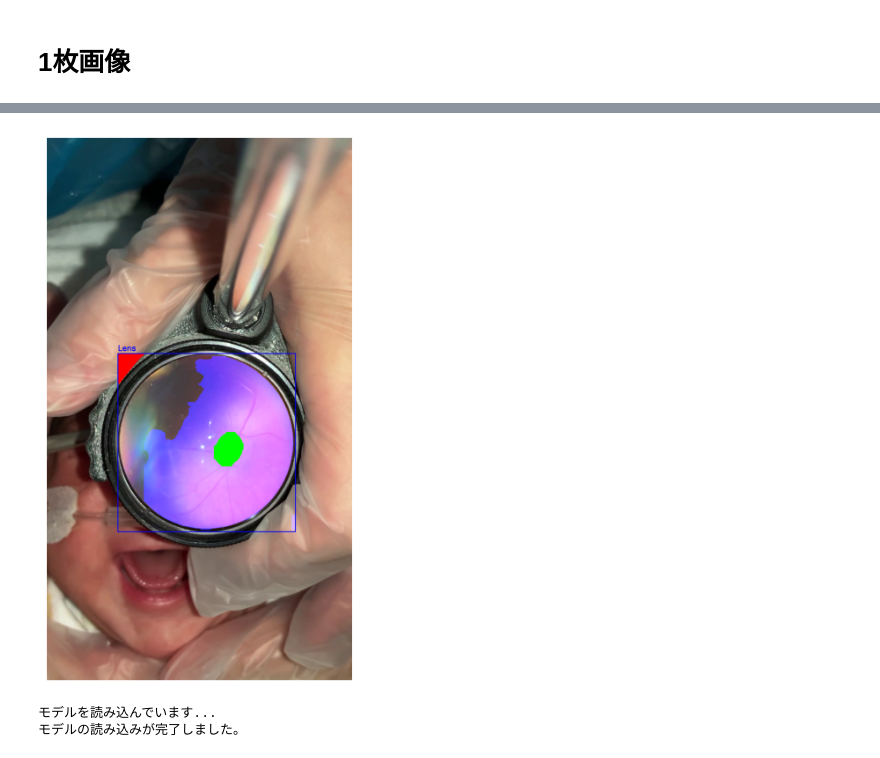
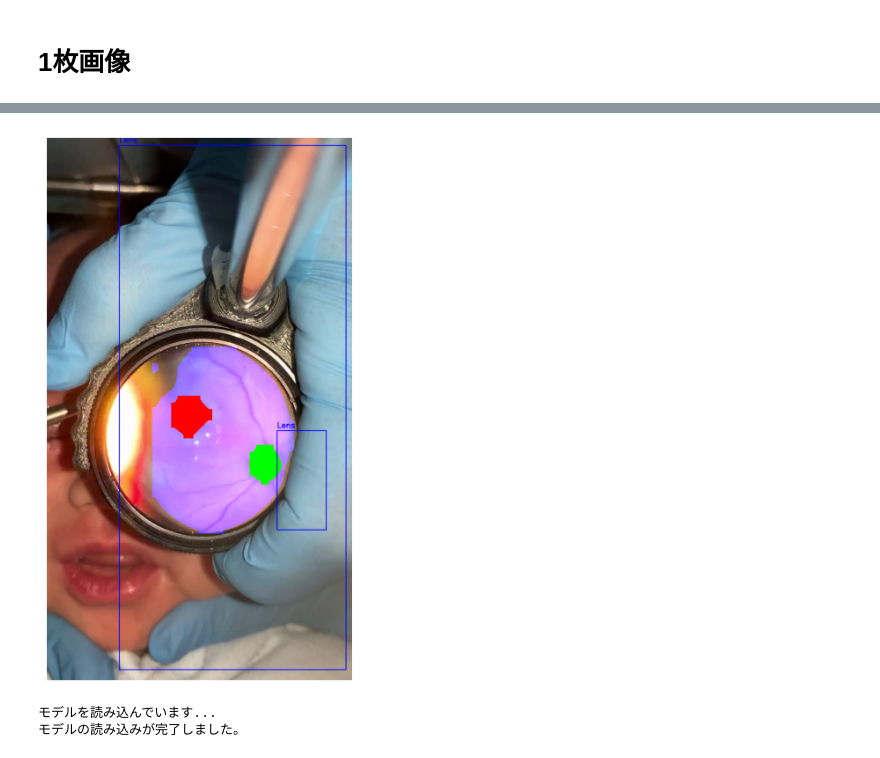
Before and after one commit to ykitaguchi77/ROP_AI_project, a Jupyter notebook: ROP_project/notebooks/Inference_for_cvat_segmentation.ipynb, the cells around one changed output, grey strips where cells are left out. Cells and saved outputs as stored; diff of their text form; code cells hidden in the pictures.

```diff
--- a/ROP_project/notebooks/Inference_for_cvat_segmentation.ipynb
+++ b/ROP_project/notebooks/Inference_for_cvat_segmentation.ipynb
@@ -25,12 +25,12 @@ try:
 except NameError:
     print("modelが未定義のため、ロードを実行します。")
     model = YOLO(r"C:\Users\ykita\ROP_AI_project\ROP_project\models\yolo11m-seg_1699-1703_internal_rotate.pt")
-model = YOLO(r"C:\Users\ykita\ROP_AI_project\ROP_project\models\yolo11m-seg_1699-1703_internal_rotate.pt")
+model = YOLO(r"C:\Users\ykita\ROP_AI_project\ROP_project\models\yolo11n-seg_19movies.pt")
 
 
 # 推論を実行: YOLOの推論
-image_path = r"C:\Users\ykita\ROP_AI_project\ROP_project\data\ROP_image\IMG_1697_lens\IMG_1697_0151.jpg"
-results = model(image_path, save=False)
+image_path = r"C:\Users\ykita\ROP_AI_project\ROP_project\data\ROP_image\IMG_1696_lens_internal\IMG_1696_0155.jpg"
+results = model(image_path, save=False, retina_masks=True)
 
 # セグメンテーション結果をテキストファイルに保存するための関数
 def save_segment_to_txt(masks, file_path):
@@ -138,18 +138,39 @@ import numpy as np
 import matplotlib.pyplot as plt
 
 def read_yolo_label(label_path):
-    """YOLOフォーマットのラベルファイルを読み込む"""
+    """YOLOセグメンテーションフォーマットのラベルファイルを読み込み、バウンディングボックスを計算"""
     boxes = []
     with open(label_path, 'r') as f:
         for line in f:
-            data = line.strip().split()
+            line = line.strip()
+            if not line:  # 空行をスキップ
+                continue
+            data = line.split()
+            if len(data) < 3:  # 最低限のデータがない場合はスキップ
+                continue
+
             class_id = int(data[0])
-            x_center = float(data[1])
-            y_center = float(data[2])
-            width = float(data[3])
-            height = float(data[4])
+            # 残りはポリゴンの座標 (x1, y1, x2, y2, ...)
+            coords = [float(x) for x in data[1:]]
+
+            # x座標とy座標を分離
+            x_coords = coords[0::2]  # 偶数インデックス
+            y_coords = coords[1::2]  # 奇数インデックス
+
+            # バウンディングボックスを計算（正規化座標）
+            x_min = min(x_coords)
+            x_max = max(x_coords)
+            y_min = min(y_coords)
+            y_max = max(y_coords)
+
+            # 中心座標と幅・高さを計算
+            x_center = (x_min + x_max) / 2
+            y_center = (y_min + y_max) / 2
+            width = x_max - x_min
+            height = y_max - y_min
+
             boxes.append([class_id, x_center, y_center, width, height])
-    return np.array(boxes)
+    return np.array(boxes) if boxes else np.array([]).reshape(0, 5)
 
 def yolo_to_pixel_coords(box, img_width, img_height):
     """YOLO座標を画素座標に変換"""
@@ -184,8 +205,32 @@ def crop_and_inference(image_path, label_path, model_path):
         # YOLO座標を画素座標に変換
         x1, y1, x2, y2 = yolo_to_pixel_coords(box, img_width, img_height)
 
+        # 座標の妥当性チェック
+        if x1 >= x2 or y1 >= y2:
+            print(f"Warning: 無効なバウンディングボックス - x1={x1}, y1={y1}, x2={x2}, y2={y2}")
+            continue
+
+        # 座標を画像の範囲内にクリップ
+        x1 = max(0, x1)
+        y1 = max(0, y1)
+        x2 = min(img_width, x2)
+        y2 = min(img_height, y2)
+
+        # クリップ後の座標チェック
+        if x1 >= x2 or y1 >= y2:
+            print(f"Warning: クリップ後のバウンディングボックスが無効 - x1={x1}, y1={y1}, x2={x2}, y2={y2}")
+            continue
+
         # 画像の切り抜き
         cropped_img = image[y1:y2, x1:x2]
+
+        # 切り抜いた画像の実際のサイズを取得
+        crop_height, crop_width = cropped_img.shape[:2]
+
+        # サイズチェック
+        if crop_height == 0 or crop_width == 0:
+            print(f"Warning: 切り抜き画像のサイズがゼロ - height={crop_height}, width={crop_width}")
+            continue
 
         # 推論実行
         results = model(cropped_img, save=False)
@@ -199,15 +244,27 @@ def crop_and_inference(image_path, label_path, model_path):
                 for class_idx in range(masks.shape[0]):
                     mask = masks[class_idx]
 
-                    # マスクのリサイズ
+                    # マスクを切り抜き画像のサイズにリサイズ
+                    # cv2.resizeは(width, height)の順番なので注意
                     mask_resized = cv2.resize(mask.astype(np.float32),
-                                           (x2-x1, y2-y1))
+                                            (crop_width, crop_height),
+                                            interpolation=cv2.INTER_LINEAR)
 
-                    # パディング付きの空のマスク作成
+                    # リサイズ後のサイズを確認（念のため）
+                    if mask_resized.shape[0] != crop_height or mask_resized.shape[1] != crop_width:
+                        print(f"Warning: リサイズ後のサイズが不一致 - 期待: ({crop_height}, {crop_width}), 実際: {mask_resized.shape}")
+                        # 強制的に正しいサイズに調整
+                        temp_mask = np.zeros((crop_height, crop_width), dtype=np.float32)
+                        min_h = min(mask_resized.shape[0], crop_height)
+                        min_w = min(mask_resized.shape[1], crop_width)
+                        temp_mask[:min_h, :min_w] = mask_resized[:min_h, :min_w]
+                        mask_resized = temp_mask
+
+                    # 元の画像サイズの空マスクを作成
                     full_mask = np.zeros((img_height, img_width), dtype=np.float32)
 
                     # マスクを適切な位置に配置
-                    full_mask[y1:y2, x1:x2] = mask_resized
+                    full_mask[y1:y1+crop_height, x1:x1+crop_width] = mask_resized
 
                     # 閾値処理
                     full_mask = (full_mask > 0.5).astype(np.uint8)
@@ -311,9 +368,9 @@ def process_image(image_path, label_path, model_path, output_path=None, save_txt
 
 # 使用例
 if __name__ == "__main__":
-    image_path = r'C:\Users\ykita\ROP_AI_project\ROP_image\IMG_1697\IMG_1697_0118.jpg'
-    label_path = r'C:\Users\ykita\ROP_AI_project\ROP_image\LABELS_1697\IMG_1697_0118.txt'
-    model_path = r'C:\Users\ykita\ROP_AI_project\models\yolo11m-seg_1699+1702-1703.pt'
+    image_path = r'C:\Users\ykita\ROP_AI_project\ROP_project\data\ROP_image\IMG_2123\IMG_2123_0147.jpg'
+    label_path = r'C:\Users\ykita\ROP_AI_project\ROP_project\data\ROP_image\LABELS_2123_lens_seg\IMG_2123_0147.txt'
+    model_path = r'C:\Users\ykita\ROP_AI_project\ROP_project\models\yolo11n-seg_19movies.pt'
 
     # 画像処理の実行
     output_image = process_image(
@@ -335,4 +398,4 @@ Speed: 5.0ms preprocess, 80.0ms inference, 3.0ms postprocess per image at shape
-[figure, old version]
+[figure, new version]
 # %%
 from ultralytics import YOLO
 import cv2
```
Also changed, not shown: parts of 3 cells of this notebook, 2 other files.
